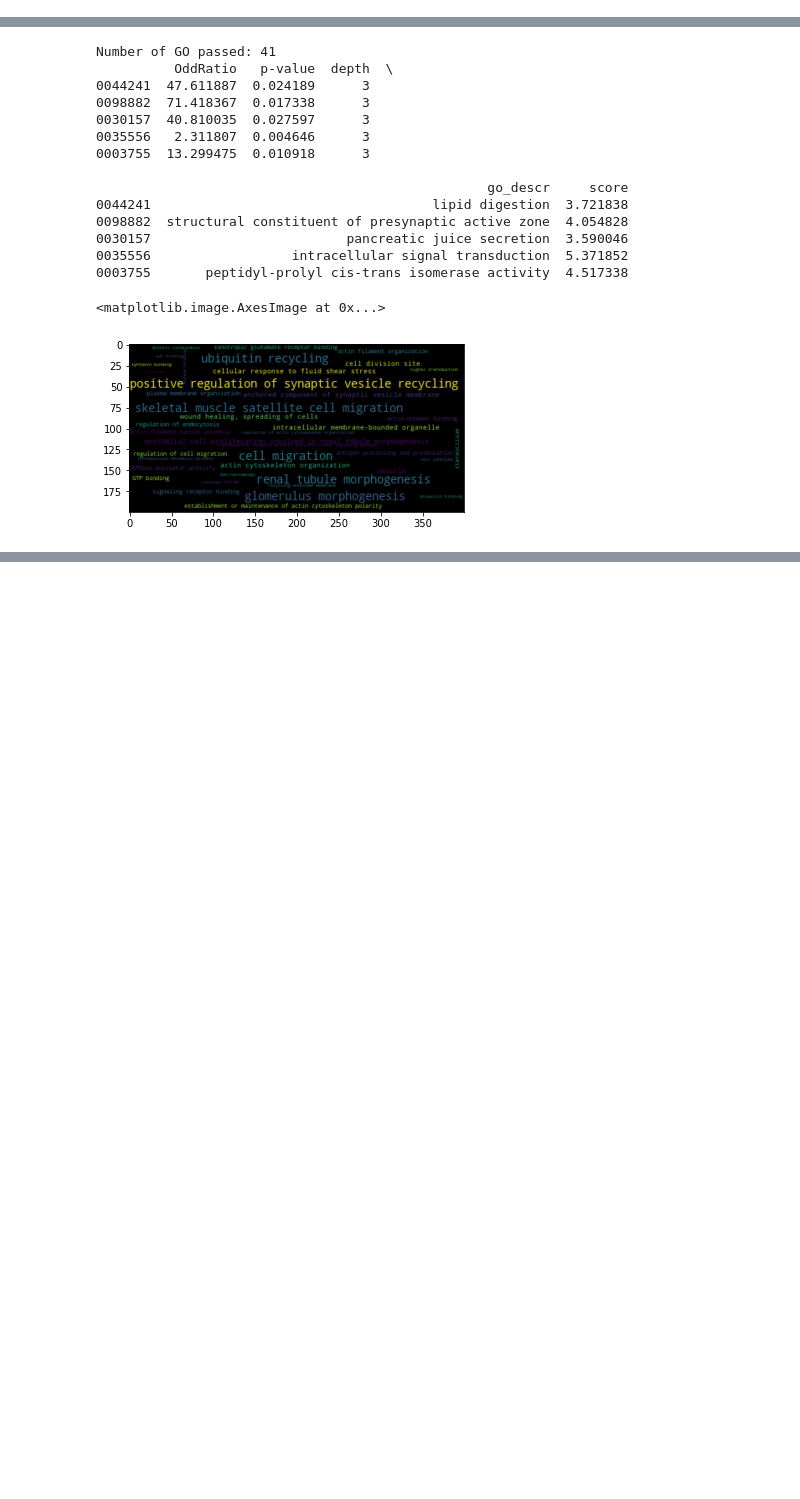
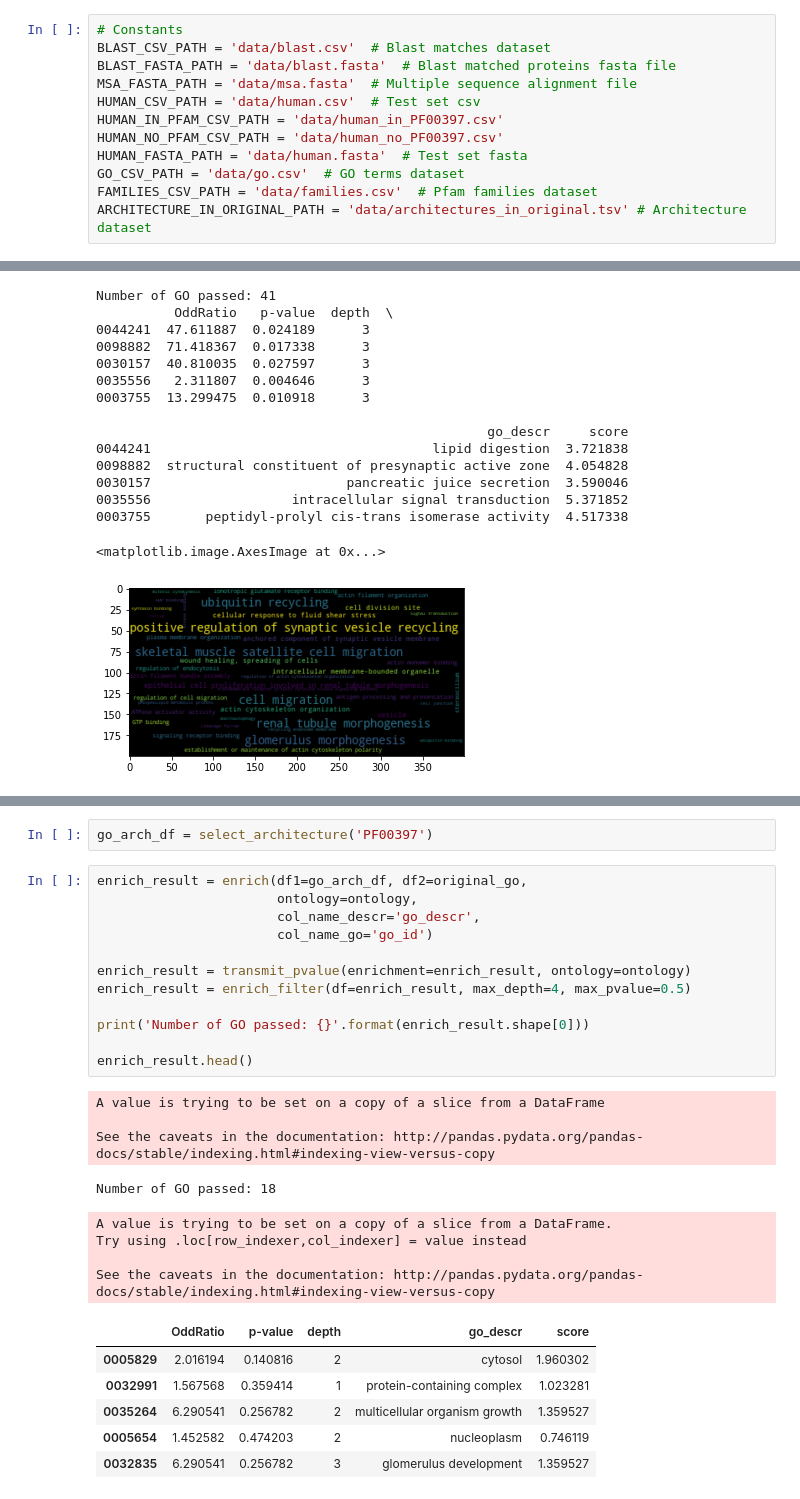
Before and after one commit to damiclem/proteincake, a Jupyter notebook: Helping function (temp).ipynb, the cells around one changed output, grey strips where cells are left out. Drawn from its saved outputs; the diff is of its cells as text; blank space fills up the shorter version.

```diff
--- a/Helping function (temp).ipynb
+++ b/Helping function (temp).ipynb
@@ -13,6 +13,18 @@ import matplotlib.pyplot as plt
 
 from scipy.stats import fisher_exact
 from wordcloud import WordCloud
+# %%
+# Constants
+BLAST_CSV_PATH = 'data/blast.csv'  # Blast matches dataset
+BLAST_FASTA_PATH = 'data/blast.fasta'  # Blast matched proteins fasta file
+MSA_FASTA_PATH = 'data/msa.fasta'  # Multiple sequence alignment file
+HUMAN_CSV_PATH = 'data/human.csv'  # Test set csv
+HUMAN_IN_PFAM_CSV_PATH = 'data/human_in_PF00397.csv'
+HUMAN_NO_PFAM_CSV_PATH = 'data/human_no_PF00397.csv'
+HUMAN_FASTA_PATH = 'data/human.fasta'  # Test set fasta
+GO_CSV_PATH = 'data/go.csv'  # GO terms dataset
+FAMILIES_CSV_PATH = 'data/families.csv'  # Pfam families dataset
+ARCHITECTURE_IN_ORIGINAL_PATH = 'data/architectures_in_original.tsv' # Architecture dataset
 # %%
 """
 Take a path of a fasta file and return a dict {id: sequence} (tuned on the example of uniref90)
@@ -735,0 +776,29 @@ Number of GO passed: 41
+# %%
+go_arch_df = select_architecture('PF00397')
+# %%
+enrich_result = enrich(df1=go_arch_df, df2=original_go,
+                       ontology=ontology,
+                       col_name_descr='go_descr',
+                       col_name_go='go_id')
+
+enrich_result = transmit_pvalue(enrichment=enrich_result, ontology=ontology)
+enrich_result = enrich_filter(df=enrich_result, max_depth=4, max_pvalue=0.5)
+
+print('Number of GO passed: {}'.format(enrich_result.shape[0]))
+
+enrich_result.head()
+# %% [output]
+A value is trying to be set on a copy of a slice from a DataFrame
+
+See the caveats in the documentation: http://pandas.pydata.org/pandas-docs/stable/indexing.html#indexing-view-versus-copy
+Number of GO passed: 18
+A value is trying to be set on a copy of a slice from a DataFrame.
+Try using .loc[row_indexer,col_indexer] = value instead
+
+See the caveats in the documentation: http://pandas.pydata.org/pandas-docs/stable/indexing.html#indexing-view-versus-copy
+|  | OddRatio | p-value | depth | go_descr | score |
+| 0005829 | 2.016194 | 0.140816 | 2 | cytosol | 1.960302 |
+| 0032991 | 1.567568 | 0.359414 | 1 | protein-containing complex | 1.023281 |
+| 0035264 | 6.290541 | 0.256782 | 2 | multicellular organism growth | 1.359527 |
+| 0005654 | 1.452582 | 0.474203 | 2 | nucleoplasm | 0.746119 |
+| 0032835 | 6.290541 | 0.256782 | 3 | glomerulus development | 1.359527 |
```
Also changed, not shown: parts of 4 cells of this notebook, 3 other files.
